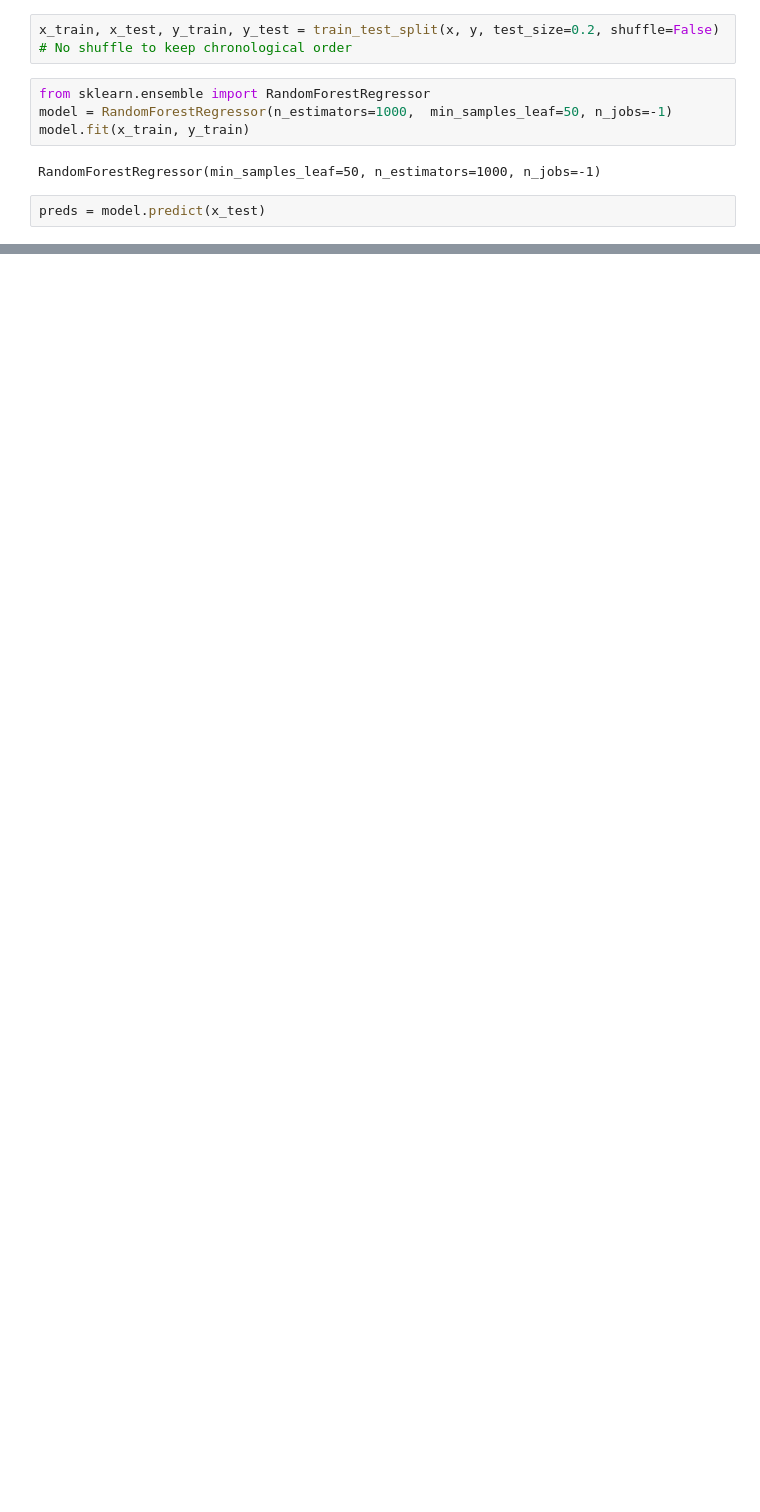
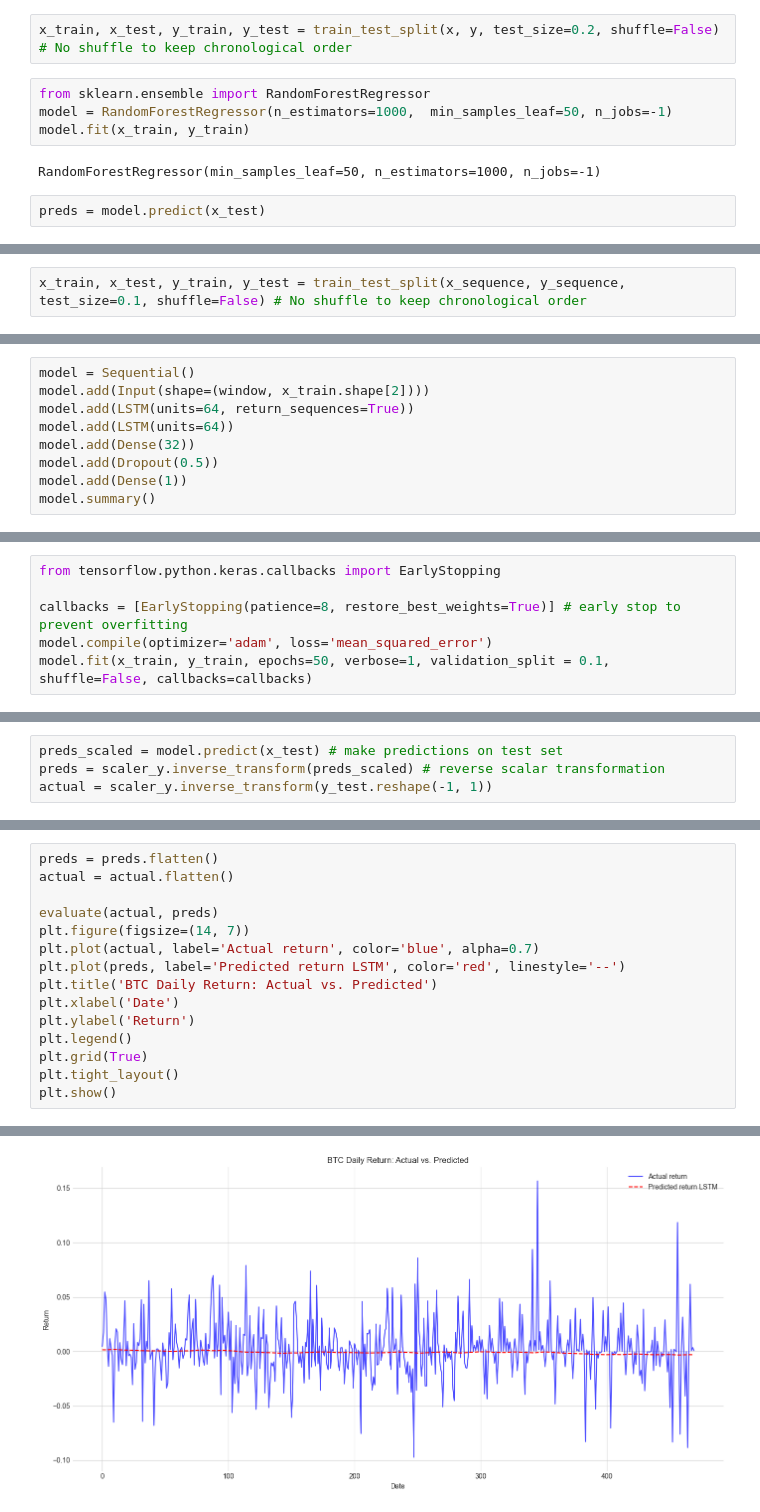
Before and after one commit to lukef3/AI, a Jupyter notebook: Data Driven/BTC_Price_Prediction.ipynb, the cells around one changed output, grey strips where cells are left out. Saved outputs shown, nothing was run; the diff lists cells and outputs as text; blank space fills up the shorter version.

```diff
--- a/Data Driven/BTC_Price_Prediction.ipynb
+++ b/Data Driven/BTC_Price_Prediction.ipynb
@@ -744,0 +768,2 @@ MAE:0.017699092875555263, MSE:0.000695639926249733, RMSE:0.026374986753546114, R
+# %%
+x_train, x_test, y_train, y_test = train_test_split(x_sequence, y_sequence, test_size=0.1, shuffle=False) # No shuffle to keep chronological order
@@ -744,0 +774,9 @@ MAE:0.017699092875555263, MSE:0.000695639926249733, RMSE:0.026374986753546114, R
+# %%
+model = Sequential()
+model.add(Input(shape=(window, x_train.shape[2])))
+model.add(LSTM(units=64, return_sequences=True))
+model.add(LSTM(units=64))
+model.add(Dense(32))
+model.add(Dropout(0.5))
+model.add(Dense(1))
+model.summary()
@@ -744,0 +801,6 @@ MAE:0.017699092875555263, MSE:0.000695639926249733, RMSE:0.026374986753546114, R
+# %%
+from tensorflow.python.keras.callbacks import EarlyStopping
+
+callbacks = [EarlyStopping(patience=8, restore_best_weights=True)] # early stop to prevent overfitting
+model.compile(optimizer='adam', loss='mean_squared_error')
+model.fit(x_train, y_train, epochs=50, verbose=1, validation_split = 0.1, shuffle=False, callbacks=callbacks)
@@ -744,0 +826,4 @@ MAE:0.017699092875555263, MSE:0.000695639926249733, RMSE:0.026374986753546114, R
+# %%
+preds_scaled = model.predict(x_test) # make predictions on test set
+preds = scaler_y.inverse_transform(preds_scaled) # reverse scalar transformation
+actual = scaler_y.inverse_transform(y_test.reshape(-1, 1))
@@ -744,0 +832,16 @@ MAE:0.017699092875555263, MSE:0.000695639926249733, RMSE:0.026374986753546114, R
+# %%
+preds = preds.flatten()
+actual = actual.flatten()
+
+evaluate(actual, preds)
+plt.figure(figsize=(14, 7))
+plt.plot(actual, label='Actual return', color='blue', alpha=0.7)
+plt.plot(preds, label='Predicted return LSTM', color='red', linestyle='--')
+plt.title('BTC Daily Return: Actual vs. Predicted')
+plt.xlabel('Date')
+plt.ylabel('Return')
+plt.legend()
+plt.grid(True)
+plt.tight_layout()
+plt.show()
+# %% [output]
@@ -744,0 +850 @@ MAE:0.017699092875555263, MSE:0.000695639926249733, RMSE:0.026374986753546114, R
+[figure, added]
```
Also changed, not shown: parts of 77 cells of this notebook, 1 other file.
